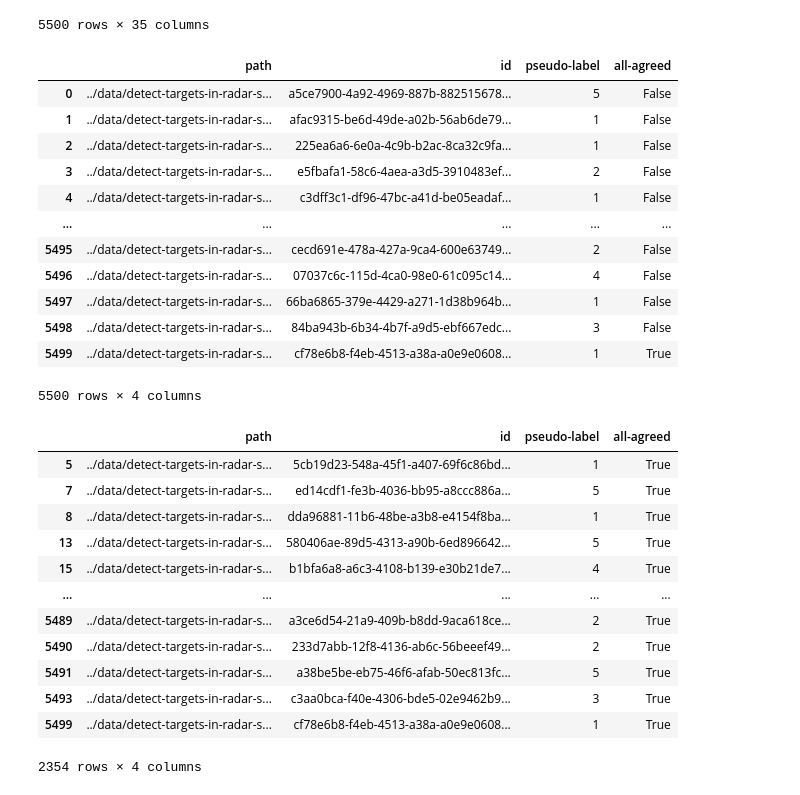
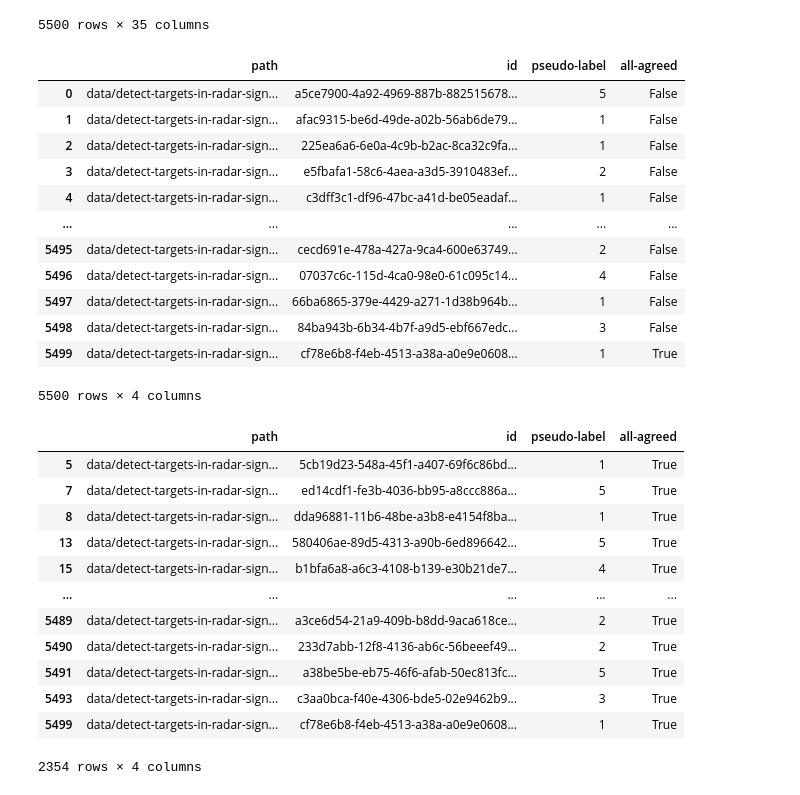
Before and after one commit to AdrianIordache/Detect-Targets-In-Radar-Signals, a Jupyter notebook: notebooks/Error-Analysis.ipynb, the cells around one changed output. Drawn from its saved outputs; the diff is of its cells as text; code cells hidden in the pictures.

```diff
--- a/notebooks/Error-Analysis.ipynb
+++ b/notebooks/Error-Analysis.ipynb
@@ -776,44 +776,44 @@ oof = grid_submissions.drop('id', axis = 1, inplace = False).values
 # %%
 all_agreed, votes = [], []
 for i in range(oof.shape[0]):
     values, counts = np.unique(oof[i], return_counts = True)
     index = np.argmax(counts)
     votes.append(values[index])
     all_agreed.append(True if len(values) == 1 else False)
 
-grid_submissions['path']         = grid_submissions['id'].apply(lambda x: f'../data/detect-targets-in-radar-signals/test/{x}')
+grid_submissions['path']         = grid_submissions['id'].apply(lambda x: f'data/detect-targets-in-radar-signals/test/{x}')
 grid_submissions['all-agreed']   = all_agreed
 grid_submissions['pseudo-label'] = votes
 
 pseudo_labels = grid_submissions[['path', 'id', 'pseudo-label', 'all-agreed']]
 display(pseudo_labels)
 
 display(pseudo_labels[pseudo_labels['all-agreed'] == True])
 pseudo_labels.to_csv('../data/detect-targets-in-radar-signals/pseudo_labels.csv', index = False)
 # %% [output]
 |  | path | id | pseudo-label | all-agreed |
-| 0 | ../data/detect-targets-in-radar-s... | a5ce7900-4a92-4969-887b-882515678... | 5 | False |
-| 1 | ../data/detect-targets-in-radar-s... | afac9315-be6d-49de-a02b-56ab6de79... | 1 | False |
-| 2 | ../data/detect-targets-in-radar-s... | 225ea6a6-6e0a-4c9b-b2ac-8ca32c9fa... | 1 | False |
-| 3 | ../data/detect-targets-in-radar-s... | e5fbafa1-58c6-4aea-a3d5-3910483ef... | 2 | False |
-| 4 | ../data/detect-targets-in-radar-s... | c3dff3c1-df96-47bc-a41d-be05eadaf... | 1 | False |
+| 0 | data/detect-targets-in-radar-sign... | a5ce7900-4a92-4969-887b-882515678... | 5 | False |
+| 1 | data/detect-targets-in-radar-sign... | afac9315-be6d-49de-a02b-56ab6de79... | 1 | False |
+| 2 | data/detect-targets-in-radar-sign... | 225ea6a6-6e0a-4c9b-b2ac-8ca32c9fa... | 1 | False |
+| 3 | data/detect-targets-in-radar-sign... | e5fbafa1-58c6-4aea-a3d5-3910483ef... | 2 | False |
+| 4 | data/detect-targets-in-radar-sign... | c3dff3c1-df96-47bc-a41d-be05eadaf... | 1 | False |
 | ... | ... | ... | ... | ... |
-| 5495 | ../data/detect-targets-in-radar-s... | cecd691e-478a-427a-9ca4-600e63749... | 2 | False |
-| 5496 | ../data/detect-targets-in-radar-s... | 07037c6c-115d-4ca0-98e0-61c095c14... | 4 | False |
-| 5497 | ../data/detect-targets-in-radar-s... | 66ba6865-379e-4429-a271-1d38b964b... | 1 | False |
-| 5498 | ../data/detect-targets-in-radar-s... | 84ba943b-6b34-4b7f-a9d5-ebf667edc... | 3 | False |
-| 5499 | ../data/detect-targets-in-radar-s... | cf78e6b8-f4eb-4513-a38a-a0e9e0608... | 1 | True |
+| 5495 | data/detect-targets-in-radar-sign... | cecd691e-478a-427a-9ca4-600e63749... | 2 | False |
+| 5496 | data/detect-targets-in-radar-sign... | 07037c6c-115d-4ca0-98e0-61c095c14... | 4 | False |
+| 5497 | data/detect-targets-in-radar-sign... | 66ba6865-379e-4429-a271-1d38b964b... | 1 | False |
+| 5498 | data/detect-targets-in-radar-sign... | 84ba943b-6b34-4b7f-a9d5-ebf667edc... | 3 | False |
+| 5499 | data/detect-targets-in-radar-sign... | cf78e6b8-f4eb-4513-a38a-a0e9e0608... | 1 | True |
 5500 rows × 4 columns
 |  | path | id | pseudo-label | all-agreed |
-| 5 | ../data/detect-targets-in-radar-s... | 5cb19d23-548a-45f1-a407-69f6c86bd... | 1 | True |
-| 7 | ../data/detect-targets-in-radar-s... | ed14cdf1-fe3b-4036-bb95-a8ccc886a... | 5 | True |
-| 8 | ../data/detect-targets-in-radar-s... | dda96881-11b6-48be-a3b8-e4154f8ba... | 1 | True |
-| 13 | ../data/detect-targets-in-radar-s... | 580406ae-89d5-4313-a90b-6ed896642... | 5 | True |
-| 15 | ../data/detect-targets-in-radar-s... | b1bfa6a8-a6c3-4108-b139-e30b21de7... | 4 | True |
+| 5 | data/detect-targets-in-radar-sign... | 5cb19d23-548a-45f1-a407-69f6c86bd... | 1 | True |
+| 7 | data/detect-targets-in-radar-sign... | ed14cdf1-fe3b-4036-bb95-a8ccc886a... | 5 | True |
+| 8 | data/detect-targets-in-radar-sign... | dda96881-11b6-48be-a3b8-e4154f8ba... | 1 | True |
+| 13 | data/detect-targets-in-radar-sign... | 580406ae-89d5-4313-a90b-6ed896642... | 5 | True |
+| 15 | data/detect-targets-in-radar-sign... | b1bfa6a8-a6c3-4108-b139-e30b21de7... | 4 | True |
 | ... | ... | ... | ... | ... |
-| 5489 | ../data/detect-targets-in-radar-s... | a3ce6d54-21a9-409b-b8dd-9aca618ce... | 2 | True |
-| 5490 | ../data/detect-targets-in-radar-s... | 233d7abb-12f8-4136-ab6c-56beeef49... | 2 | True |
-| 5491 | ../data/detect-targets-in-radar-s... | a38be5be-eb75-46f6-afab-50ec813fc... | 5 | True |
-| 5493 | ../data/detect-targets-in-radar-s... | c3aa0bca-f40e-4306-bde5-02e9462b9... | 3 | True |
-| 5499 | ../data/detect-targets-in-radar-s... | cf78e6b8-f4eb-4513-a38a-a0e9e0608... | 1 | True |
+| 5489 | data/detect-targets-in-radar-sign... | a3ce6d54-21a9-409b-b8dd-9aca618ce... | 2 | True |
+| 5490 | data/detect-targets-in-radar-sign... | 233d7abb-12f8-4136-ab6c-56beeef49... | 2 | True |
+| 5491 | data/detect-targets-in-radar-sign... | a38be5be-eb75-46f6-afab-50ec813fc... | 5 | True |
+| 5493 | data/detect-targets-in-radar-sign... | c3aa0bca-f40e-4306-bde5-02e9462b9... | 3 | True |
+| 5499 | data/detect-targets-in-radar-sign... | cf78e6b8-f4eb-4513-a38a-a0e9e0608... | 1 | True |
 2354 rows × 4 columns
```
Also changed, not shown: 26 other files.
